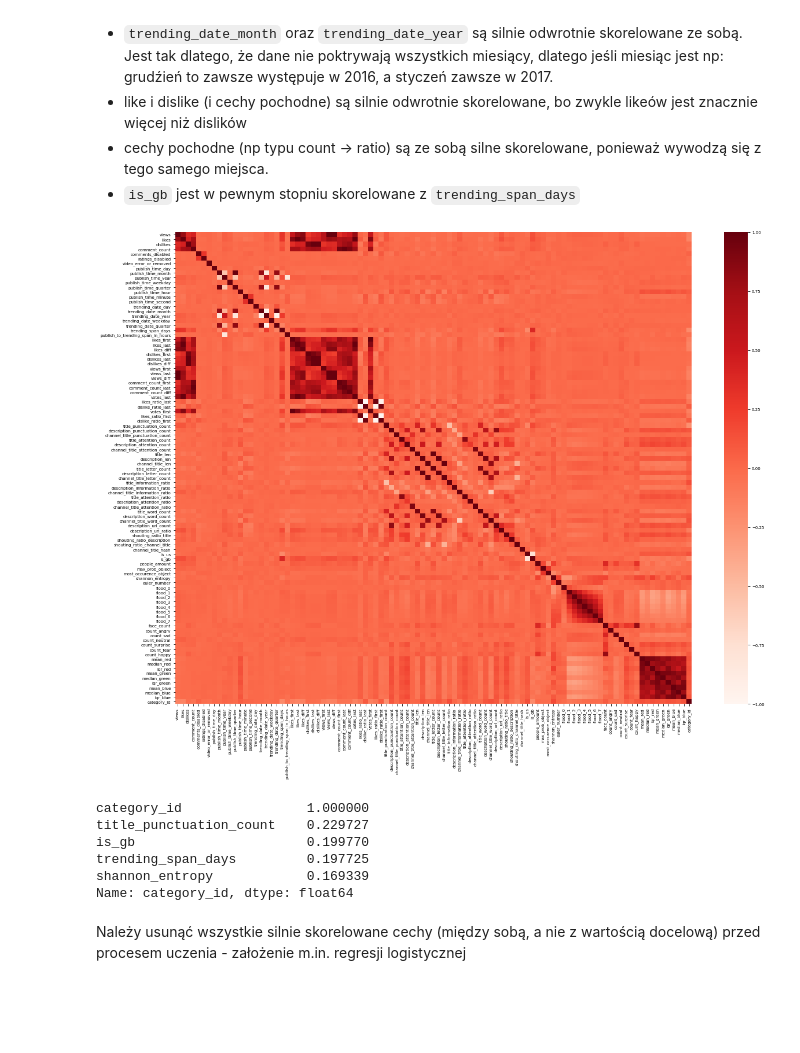
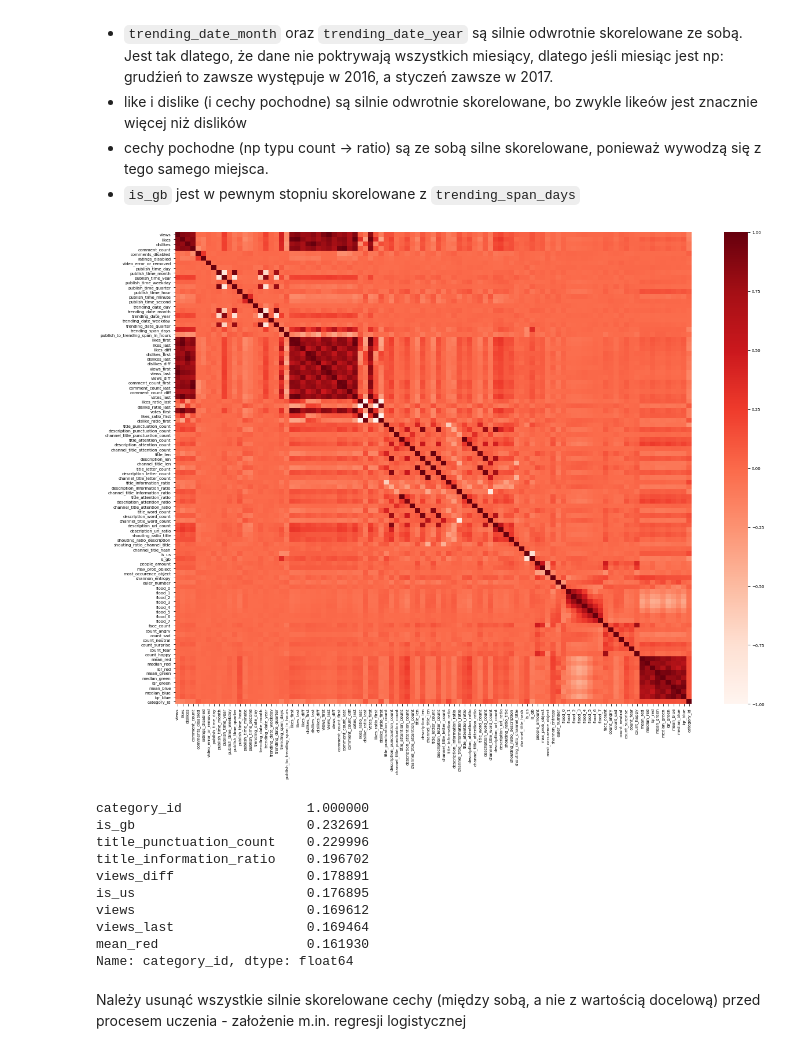
Before and after one commit to AxolotlOfConflagration/yt_trending_videos, a Jupyter notebook: checkpoint3.ipynb, the cells around one changed output. Cells and saved outputs as stored; diff of their text form; code cells hidden in the pictures; blank space fills up the shorter version.

```diff
--- a/checkpoint3.ipynb
+++ b/checkpoint3.ipynb
@@ -266,13 +279,31 @@ sns.heatmap(stats_df, annot=True)
 # %%
-to_embeddings = ['description_embedding', 'title_embedding', 'feature_vector', 'hist_reds', 'hist_greens', 'hist_blues', 'fisher_vector']
-
 from sklearn.decomposition import PCA
 
+# to_embeddings = ['description_embedding', 'title_embedding'] #, 'hist_reds', 'hist_greens', 'hist_blues', 'fisher_vector']
+
+def trim_size(size):
+    if size > 100:
+        return int(size * 0.1)
+    else:
+        return 10
+
+
 embeddings_statistics = []
+unwraped_features = {}
 for col in tqdm.tqdm(to_embeddings):
-    unwrapped_df = df.loc[np.logical_not(df[col].isna()), col].apply(lambda x: pd.Series(x, dtype='float32'))
-    unwrapped_df = pd.DataFrame(PCA().fit_transform(unwrapped_df.values))
+    df_temp = df.dropna(axis=0)
+
+    unwrapped_df = df_temp.loc[np.logical_not(df_temp[col].isna()), col].apply(lambda x: pd.Series(x, dtype='float32'))
+    unwrapped_df = pd.DataFrame(PCA(n_components=trim_size(unwrapped_df.shape[1])).fit_transform(unwrapped_df.values))
+    unwrapped_df.index = df_temp.index
+    unwrapped_df.columns = [f'{col}_{c}' for c in unwrapped_df.columns]
+    unwraped_features[col] = unwrapped_df
     correlation = unwrapped_df.corrwith(df.category_id, method='spearman')
+
     correlation = correlation.describe()
     correlation['name'] = col
     embeddings_statistics.append(correlation)
+
+stats_df = pd.concat(embeddings_statistics, axis=1).T.set_index('name').astype('float32')
+stats_df.drop('count', axis=1, inplace=True)
+sns.heatmap(stats_df, annot=True)
@@ -374,21 +418,25 @@ Należy pamiętać, że **koeralcja to nie przyczynowość!**
 # %%
 matplotlib.rcParams.update({'font.size': 7})
 plt.figure(figsize=(20,15))
-cor = df.loc[:, df.columns != 'count_disgust'].corr()
+cor = df.loc[:, df.columns != 'count_disgust'].corr(method='spearman')
 sns.heatmap(cor, cmap=plt.cm.Reds)
 plt.show()
 # %% [output]
-[figure, old version]
+[figure, new version]
 # %%
 cor_target = abs(cor["category_id"])
 relevant_features = cor_target[cor_target>0.16]
 relevant_features.sort_values(ascending=False)
 # %% [output]
 category_id                1.000000
-title_punctuation_count    0.229727
-is_gb                      0.199770
-trending_span_days         0.197725
-shannon_entropy            0.169339
+is_gb                      0.232691
+title_punctuation_count    0.229996
+title_information_ratio    0.196702
+views_diff                 0.178891
+is_us                      0.176895
+views                      0.169612
+views_last                 0.169464
+mean_red                   0.161930
 Name: category_id, dtype: float64
 # %% [markdown]
 Należy usunąć wszystkie silnie skorelowane cechy (między sobą, a nie z wartością docelową) przed procesem uczenia - założenie m.in. regresji logistycznej
```
Also changed, not shown: parts of 17 cells of this notebook, 16 other files.
